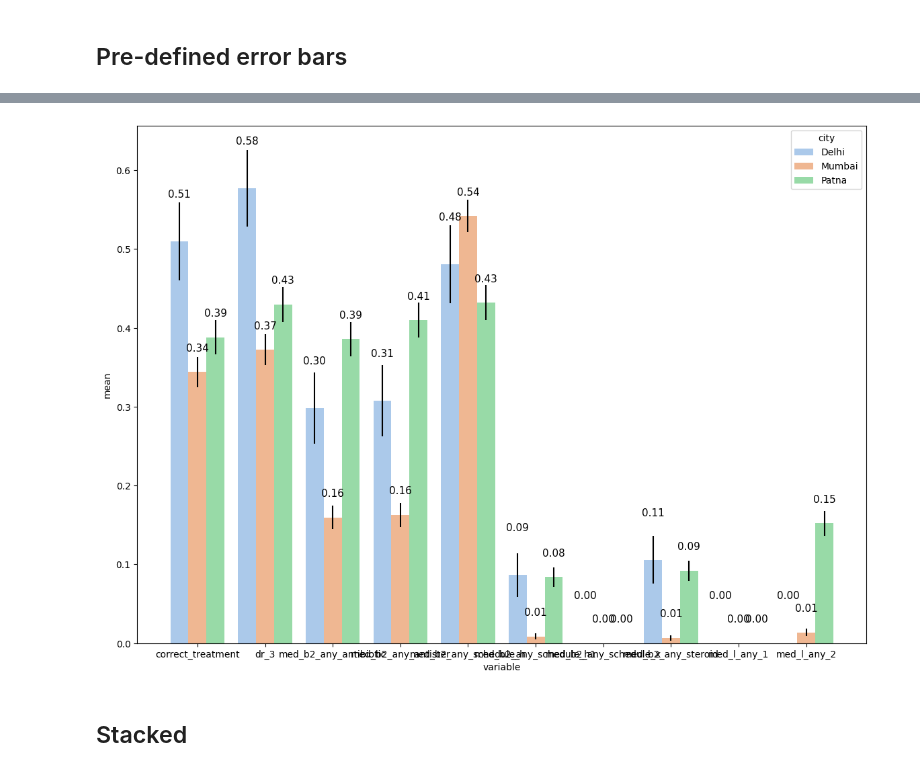
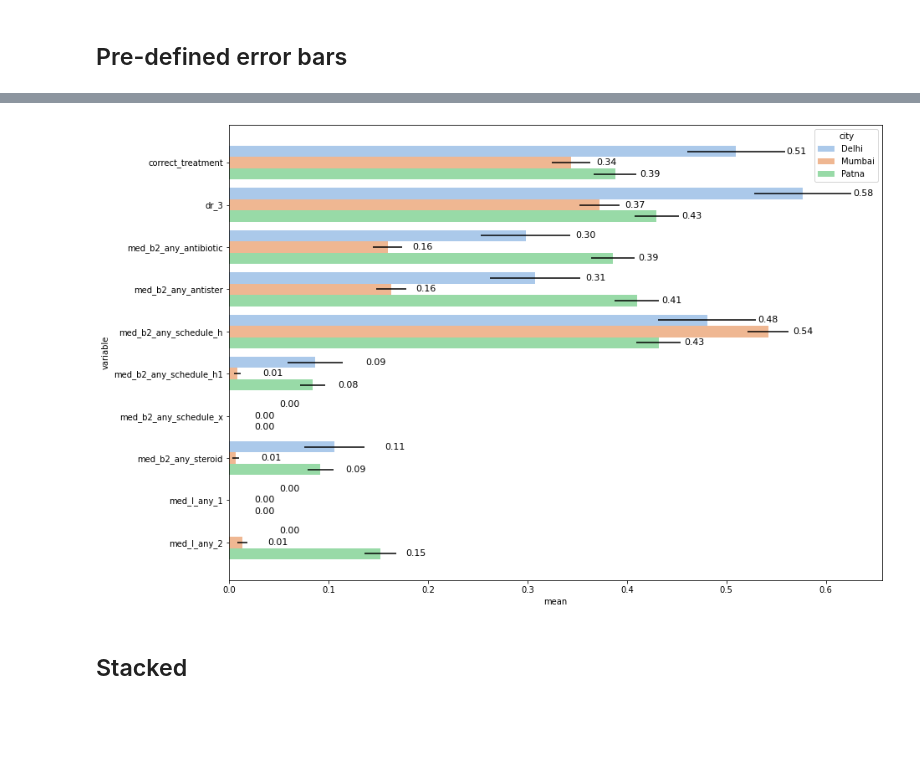
Before and after one commit to d2cml-ai/python_visual_library, a Jupyter notebook: python_notebooks/01_bar.ipynb, the cells around one changed output, grey strips where cells are left out. Cells and saved outputs as stored; diff of their text form; code cells hidden in the pictures; blank space fills up the shorter version.

```diff
--- a/python_notebooks/01_bar.ipynb
+++ b/python_notebooks/01_bar.ipynb
@@ -460,22 +403,23 @@ dataf.head(4)
-# %%
-# Plot
-
-dataf = dataf.sort_values(['city', 'variable'])
-plt.figure(figsize=(14,10))
-
-ax = sns.barplot(data=dataf, x = 'variable', y ='mean', hue ='city', palette = 'pastel')
-
-x_coords = [p.get_x() + 0.5 * p.get_width() for p in ax.patches]
-y_coords = [p.get_height() for p in ax.patches]
-ax.errorbar(x=x_coords, y=y_coords, yerr=dataf["sem"], fmt="none", c="k")
-
-plt.bar_label(ax.containers[0], fmt='%.2f', fontsize = 11, padding=45)
-plt.bar_label(ax.containers[1], fmt='%.2f', fontsize = 11, padding=20)
-plt.bar_label(ax.containers[2], fmt='%.2f', fontsize = 11, padding=20)
-
-plt.show()
-# %% [output]
-[figure, removed]
+# %%
+# Plot
+
+dataf = dataf.sort_values(['city', 'variable'])
+plt.figure(figsize=(14,10))
+
+ax = sns.barplot(data=dataf, y = 'variable', x ='mean', hue ='city',
+                 palette = 'pastel')
+
+y_coords = [p.get_y() + 0.5 * p.get_height() for p in ax.patches]
+x_coords = [p.get_width() for p in ax.patches]
+ax.errorbar(x=x_coords, y=y_coords, xerr=dataf["sem"], fmt="none", c="k")
+
+plt.bar_label(ax.containers[0], fmt='%.2f', fontsize = 11, padding=60)
+plt.bar_label(ax.containers[1], fmt='%.2f', fontsize = 11, padding=30)
+plt.bar_label(ax.containers[2], fmt='%.2f', fontsize = 11, padding=30)
+
+plt.show()
+# %% [output]
+[figure, added]
 # %% [markdown]
 ## Stacked
 # %%
```
Also changed, not shown: parts of 25 cells of this notebook.
